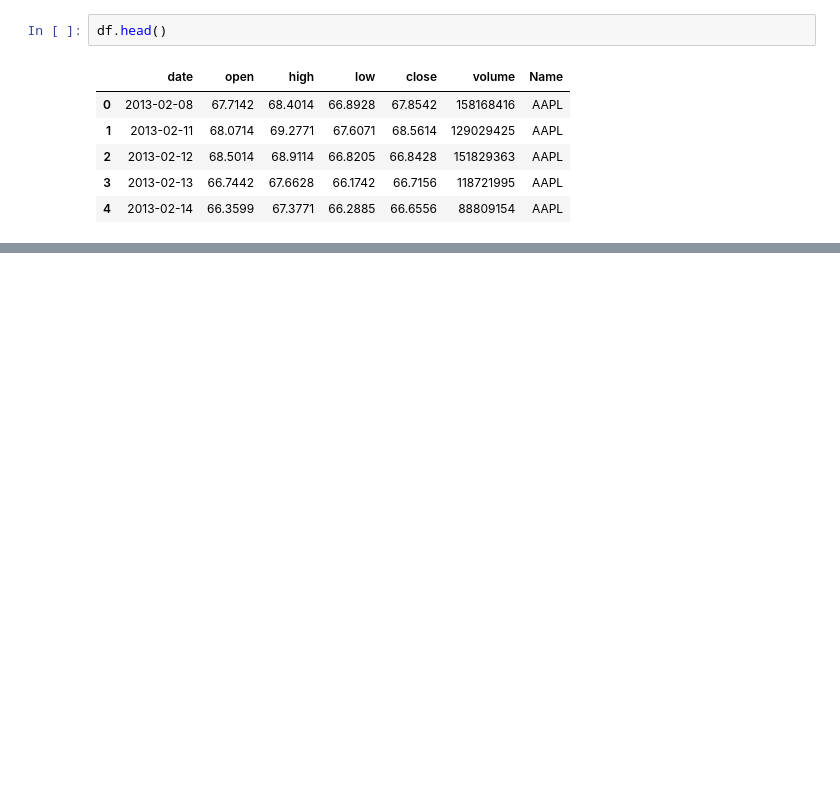
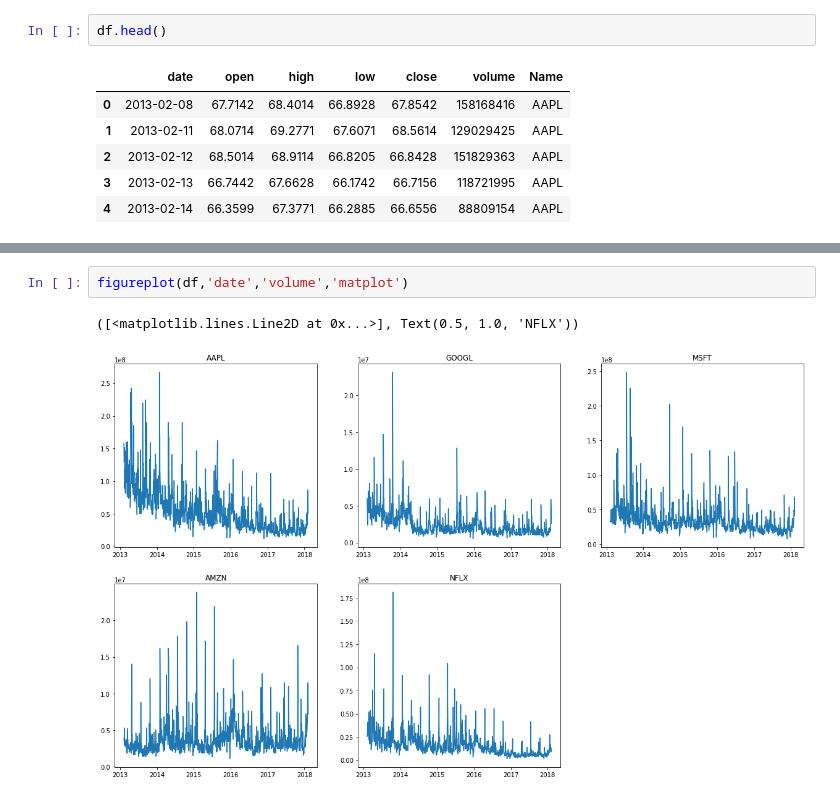
Before and after one commit to bhupinbaral25/minor-project-3, a Jupyter notebook: EDA - Time series.ipynb, the cells around one changed output, grey strips where cells are left out. Saved outputs shown, nothing was run; the diff lists cells and outputs as text; blank space fills up the shorter version.

```diff
--- a/EDA - Time series.ipynb
+++ b/EDA - Time series.ipynb
@@ -27,0 +52,5 @@ df.head()
+# %%
+figureplot(df,'date','volume','matplot')
+# %% [output]
+([<matplotlib.lines.Line2D at 0x...>], Text(0.5, 1.0, 'NFLX'))
+[figure, added]
```
Also changed, not shown: parts of 7 cells of this notebook, 1 other file.
